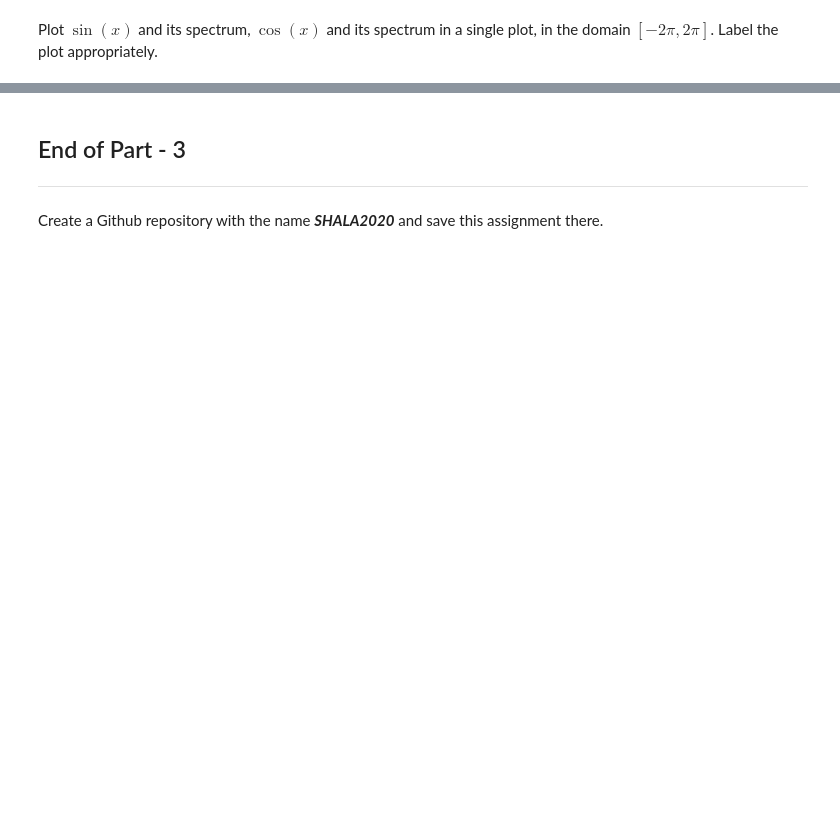
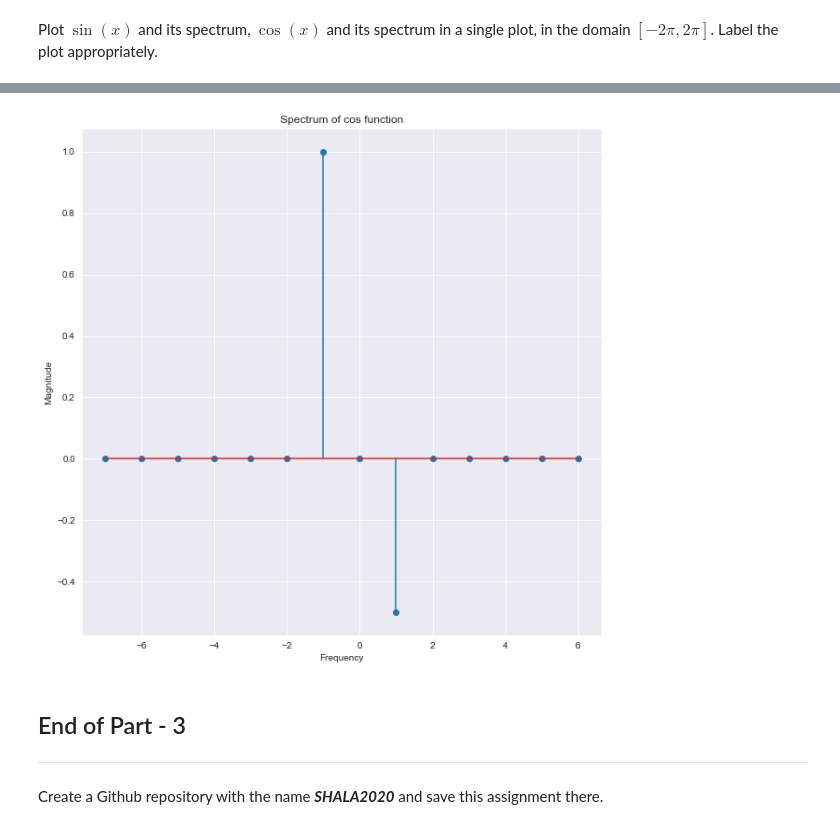
Before and after one commit to iausteenlova/SHALA2020, a Jupyter notebook: Copy of Assignment -1 - DS.ipynb, the cells around one changed output, grey strips where cells are left out. Drawn from its saved outputs; the diff is of its cells as text; code cells hidden in the pictures; blank space fills up the shorter version.

```diff
--- a/Copy of Assignment -1 - DS.ipynb
+++ b/Copy of Assignment -1 - DS.ipynb
@@ -323,3 +542,12 @@ Plot $\sin(x)$ and its spectrum, $\cos(x)$ and its spectrum in a single plot, in
+# %%
+plt.figure(figsize=(10,10))
+plt.stem(range(-7,7),cd)
+plt.title('Spectrum of cos function')
+plt.xlabel('Frequency')
+plt.ylabel('Magnitude')
+plt.show()
+# %% [output]
+[figure, added]
 # %% [markdown]
 ## End of Part - 3
 ---
```
Also changed, not shown: parts of 17 cells of this notebook.
